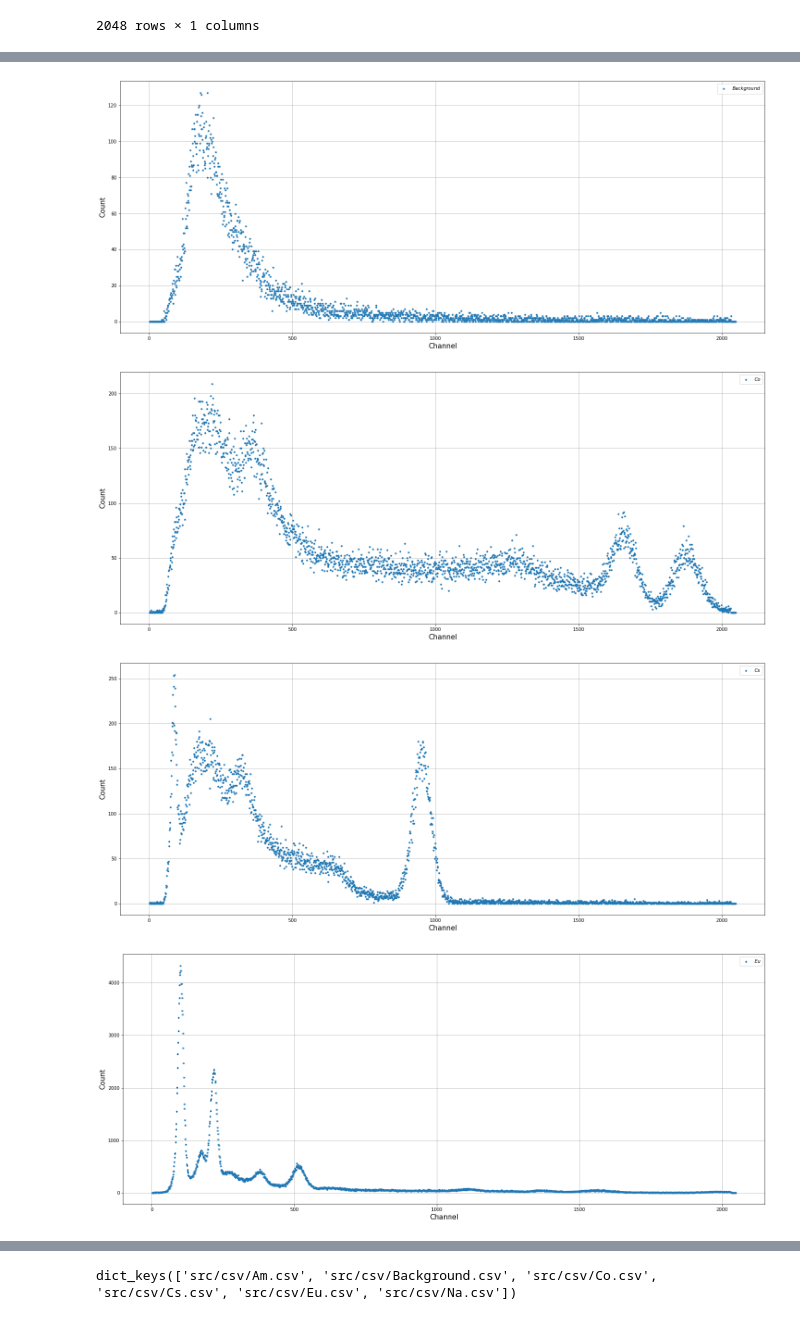
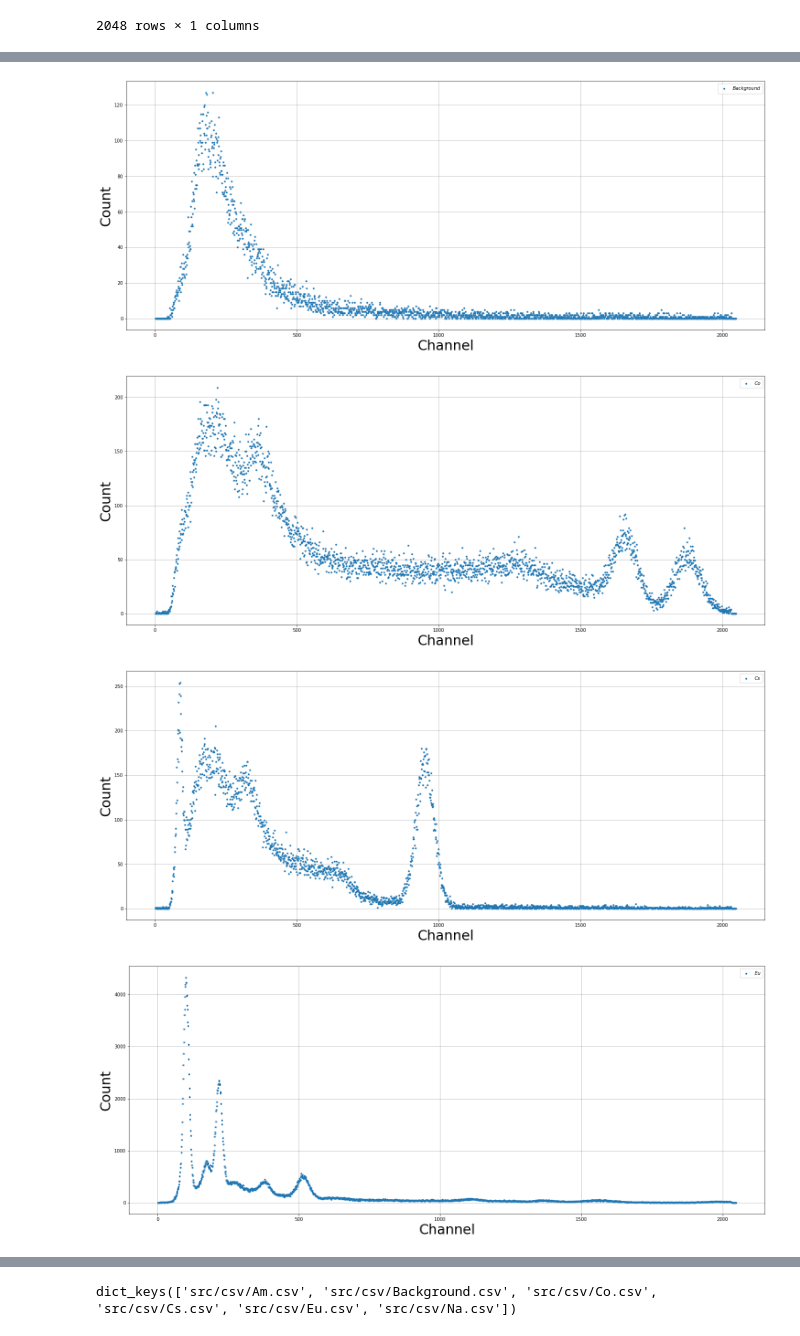
Before and after one commit to 106-inc/PhysLabV, a Jupyter notebook: 5.5/5.5.ipynb, the cells around one changed output, grey strips where cells are left out. Drawn from its saved outputs; the diff is of its cells as text; code cells hidden in the pictures.

```diff
--- a/5.5/5.5.ipynb
+++ b/5.5/5.5.ipynb
@@ -39,7 +39,7 @@ frames[files[3]]
 2048 rows × 1 columns
 # %%
 for frame in frames.values():
-  fsz = 15
+  fsz = 30
   axes = frame.plot(figsize=(25, 10), grid=True, style='.')
   axes.set_ylabel('Count', fontsize=fsz)
   axes.set_xlabel('Channel', fontsize=fsz)
@@ -48,4 +48,4 @@ for frame in frames.values():
-[figure, old version]
+[figure, new version]
-[figure, old version]
+[figure, new version]
-[figure, old version]
+[figure, new version]
-[figure, old version]
+[figure, new version]
```
Also changed, not shown: parts of 5 cells of this notebook, 2 other files.
